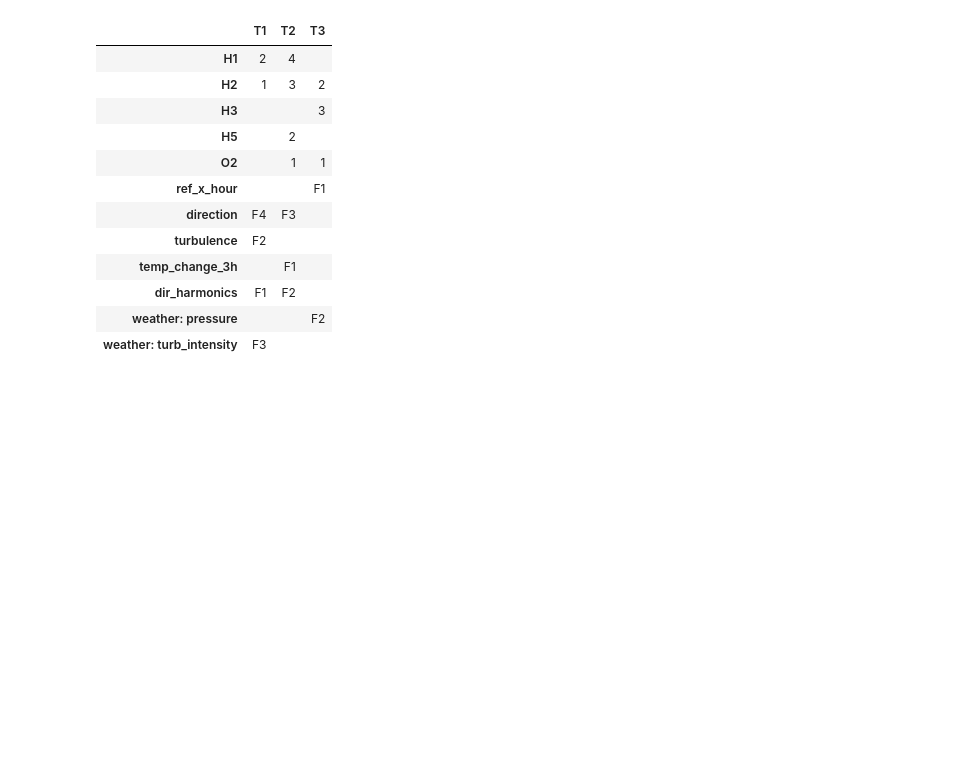
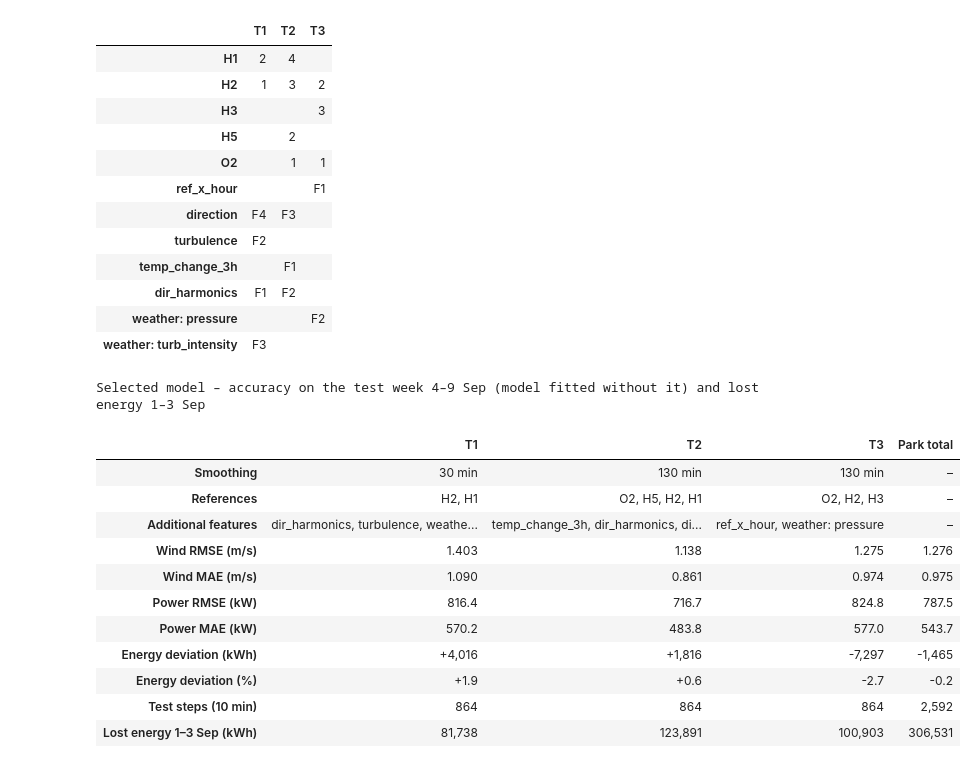
Before and after one commit to AdrianBodrug/Gone-with-the-wind-BayWe-Challenge, a Jupyter notebook: notebooks/data_analysis.ipynb, the cells around one changed output. Cells and saved outputs as stored; diff of their text form; code cells hidden in the pictures; blank space fills up the shorter version.

```diff
--- a/notebooks/data_analysis.ipynb
+++ b/notebooks/data_analysis.ipynb
@@ -3284,3 +3284,57 @@ Selected per turbine (1, 2, … = order of references; F1, F2, … = order of ad
 | dir_harmonics | F1 | F2 |  |
 | weather: pressure |  |  | F2 |
 | weather: turb_intensity | F3 |  |  |
+# %%
+# Summary of the selected (best) model per turbine + park total
+hidden_mask = (full_idx >= "2026-09-01") & (full_idx < "2026-09-04")
+
+best = {}
+for t in targets:
+    s = sel[t]
+    F2, rc = X_for(t, s["refs"], s["window"])
+    cols = rc + [c for f in s["features"] for c in FEATURE_GROUPS[f]]
+    f = weighted_predictor(t, F2[cols], rc)
+    pred = f(pd.Series(~hidden_mask, index=full_idx), hidden_mask)           # final fit: everything except 1-3 Sep
+    resid = (ws[t] - pred)[~hidden_mask & ws[t].notna()].dropna().values
+    ph = np.clip(pred[hidden_mask].values, 0, None)
+    best[t] = {"test": s["path"][-1]["test"], "pred_hidden": pred[hidden_mask],
+               "loss_kwh": np.nansum(expected_power(ph, resid)) / 6, "missing_steps": int(np.isnan(ph).sum())}
+
+test_park = summarize(pool(best[t]["test"] for t in targets))
+rows = {}
+for name in targets + ["Park total"]:
+    m = summarize(best[name]["test"]) if name in targets else test_park
+    s = sel.get(name)
+    rows[name] = {
+        "Smoothing": f"{s['window'] * 10} min" if s else "–",
+        "References": ", ".join(s["refs"]) if s else "–",
+        "Additional features": (", ".join(s["features"]) or "none") if s else "–",
+        "Wind RMSE (m/s)": f"{m['Wind RMSE (m/s)']:.3f}",
+        "Wind MAE (m/s)": f"{m['Wind MAE (m/s)']:.3f}",
+        "Power RMSE (kW)": f"{m['Power RMSE (kW)']:.1f}",
+        "Power MAE (kW)": f"{m['Power MAE (kW)']:.1f}",
+        "Energy deviation (kWh)": f"{m['Energy deviation (kWh)']:+,.0f}",
+        "Energy deviation (%)": f"{m['Energy deviation (%)']:+.1f}",
+        "Test steps (10 min)": f"{m['Data points']:,}",
+        "Lost energy 1–3 Sep (kWh)": f"{(best[name]['loss_kwh'] if name in targets else sum(best[t]['loss_kwh'] for t in targets)):,.0f}",
+    }
+summary = pd.DataFrame(rows)
+display(summary.style.set_caption("Selected model – accuracy on the test week 4–9 Sep (model fitted without it) and lost energy 1–3 Sep")
+        .set_table_styles([{"selector": "caption", "props": "font-size: 15px; font-weight: 700; text-align: left; padding: 6px 0"},
+                           {"selector": "td", "props": "text-align: right"}]))
+if any(best[t]["missing_steps"] for t in targets):
+    print("Steps without prediction in 1-3 Sep (missing reference data):", {t: best[t]["missing_steps"] for t in targets})
+# %% [output]
+Selected model – accuracy on the test week 4–9 Sep (model fitted without it) and lost energy 1–3 Sep
+|  | T1 | T2 | T3 | Park total |
+| Smoothing | 30 min | 130 min | 130 min | – |
+| References | H2, H1 | O2, H5, H2, H1 | O2, H2, H3 | – |
+| Additional features | dir_harmonics, turbulence, weathe... | temp_change_3h, dir_harmonics, di... | ref_x_hour, weather: pressure | – |
+| Wind RMSE (m/s) | 1.403 | 1.138 | 1.275 | 1.276 |
+| Wind MAE (m/s) | 1.090 | 0.861 | 0.974 | 0.975 |
+| Power RMSE (kW) | 816.4 | 716.7 | 824.8 | 787.5 |
+| Power MAE (kW) | 570.2 | 483.8 | 577.0 | 543.7 |
+| Energy deviation (kWh) | +4,016 | +1,816 | -7,297 | -1,465 |
+| Energy deviation (%) | +1.9 | +0.6 | -2.7 | -0.2 |
+| Test steps (10 min) | 864 | 864 | 864 | 2,592 |
+| Lost energy 1–3 Sep (kWh) | 81,738 | 123,891 | 100,903 | 306,531 |
```
Also changed, not shown: parts of 2 cells of this notebook, 1 other file.
